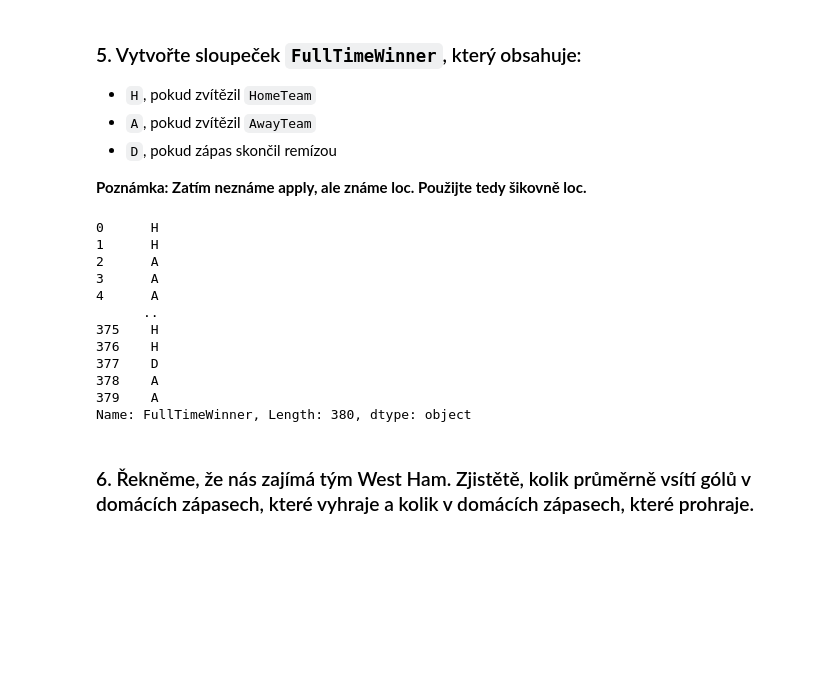
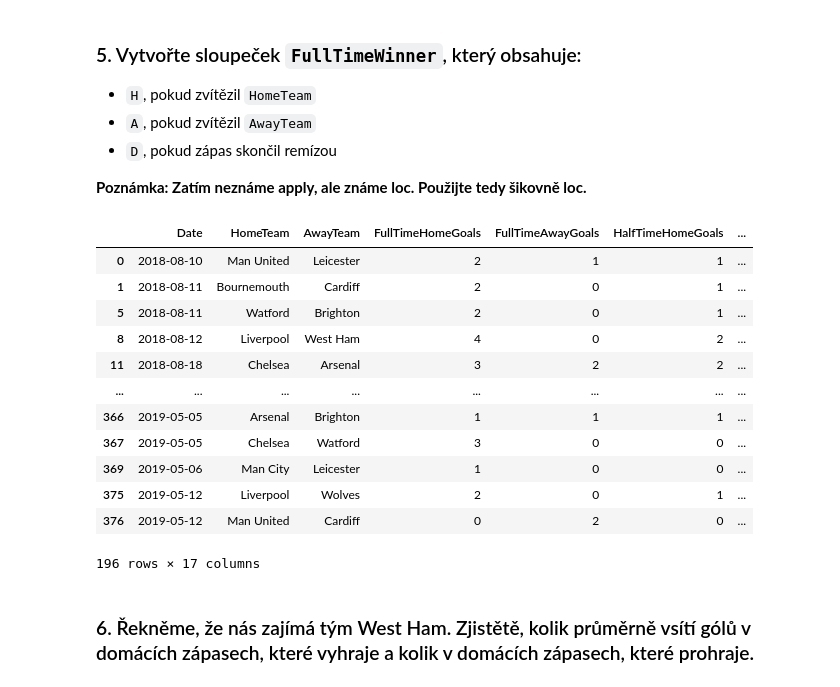
Before and after one commit to founek2/python, a Jupyter notebook: docs/_lessons/demo/pandas/tutorial10/tutorial10-pandas.ipynb, the cells around one changed output. Cells and saved outputs as stored; diff of their text form; code cells hidden in the pictures; blank space fills up the shorter version.

```diff
--- a/docs/_lessons/demo/pandas/tutorial10/tutorial10-pandas.ipynb
+++ b/docs/_lessons/demo/pandas/tutorial10/tutorial10-pandas.ipynb
@@ -133,20 +160,26 @@ plt.ylabel('Accuracy [%]');
 # %%
 matches["FullTimeWinner"] = np.where(df['HomeShotsTarget'] > df['AwayShotsTarget'], "H", "A")
 matches["FullTimeWinner"] = np.where(df['HomeShotsTarget'] == df['AwayShotsTarget'], "D", matches["FullTimeWinner"])
-matches["FullTimeWinner"]
+
+sloupec_bez_null = matches["FullTimeWinner"].filter(is_null)
+sloupec_bez_null.mean()
+
+matches[matches["FullTimeWinner"] == "H"]
+matches.to_csv("ahoj.csv")
 # %% [output]
+|  | Date | HomeTeam | AwayTeam | FullTimeHomeGoals | FullTimeAwayGoals | HalfTimeHomeGoals | ... |
+| 0 | 2018-08-10 | Man United | Leicester | 2 | 1 | 1 | ... |
+| 1 | 2018-08-11 | Bournemouth | Cardiff | 2 | 0 | 1 | ... |
+| 5 | 2018-08-11 | Watford | Brighton | 2 | 0 | 1 | ... |
+| 8 | 2018-08-12 | Liverpool | West Ham | 4 | 0 | 2 | ... |
+| 11 | 2018-08-18 | Chelsea | Arsenal | 3 | 2 | 2 | ... |
+| ... | ... | ... | ... | ... | ... | ... | ... |
+| 366 | 2019-05-05 | Arsenal | Brighton | 1 | 1 | 1 | ... |
+| 367 | 2019-05-05 | Chelsea | Watford | 3 | 0 | 0 | ... |
+| 369 | 2019-05-06 | Man City | Leicester | 1 | 0 | 0 | ... |
+| 375 | 2019-05-12 | Liverpool | Wolves | 2 | 0 | 1 | ... |
+| 376 | 2019-05-12 | Man United | Cardiff | 0 | 2 | 0 | ... |
-0      H
-1      H
-2      A
-3      A
-4      A
-      ..
-375    H
-376    H
-377    D
-378    A
-379    A
-Name: FullTimeWinner, Length: 380, dtype: object
+196 rows × 17 columns
 # %% [markdown]
 ### 6. Řekněme, že nás zajímá tým West Ham. Zjistětě, kolik průměrně vsítí gólů v domácích zápasech, které vyhraje a kolik v domácích zápasech, které prohraje.
 # %%
```
Also changed, not shown: parts of 2 cells of this notebook, 13 other files.
